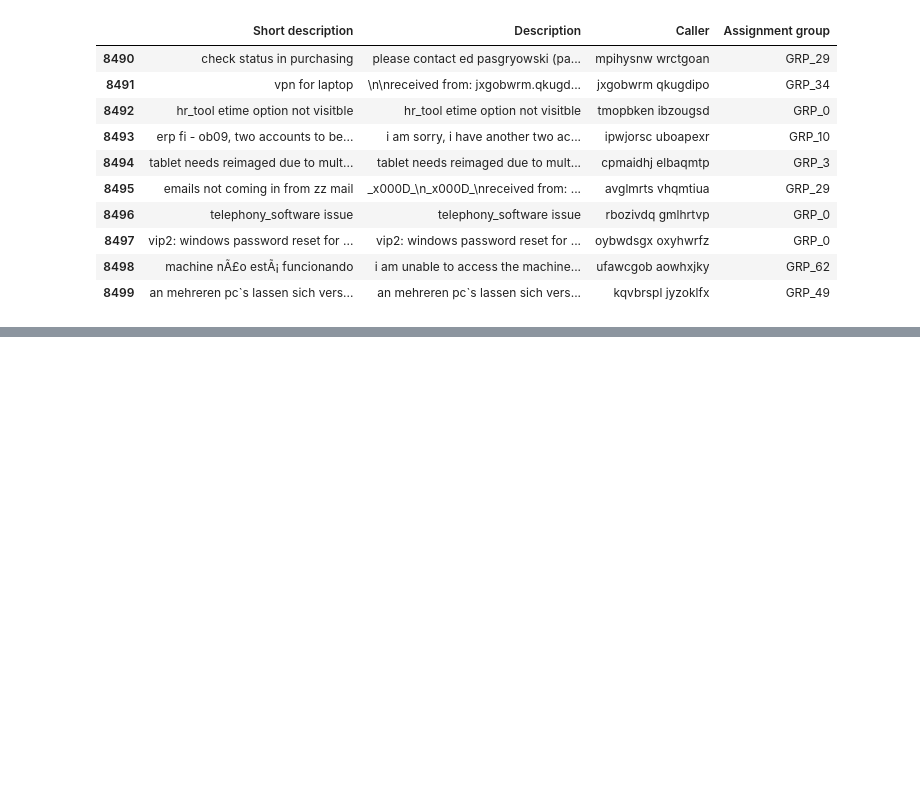
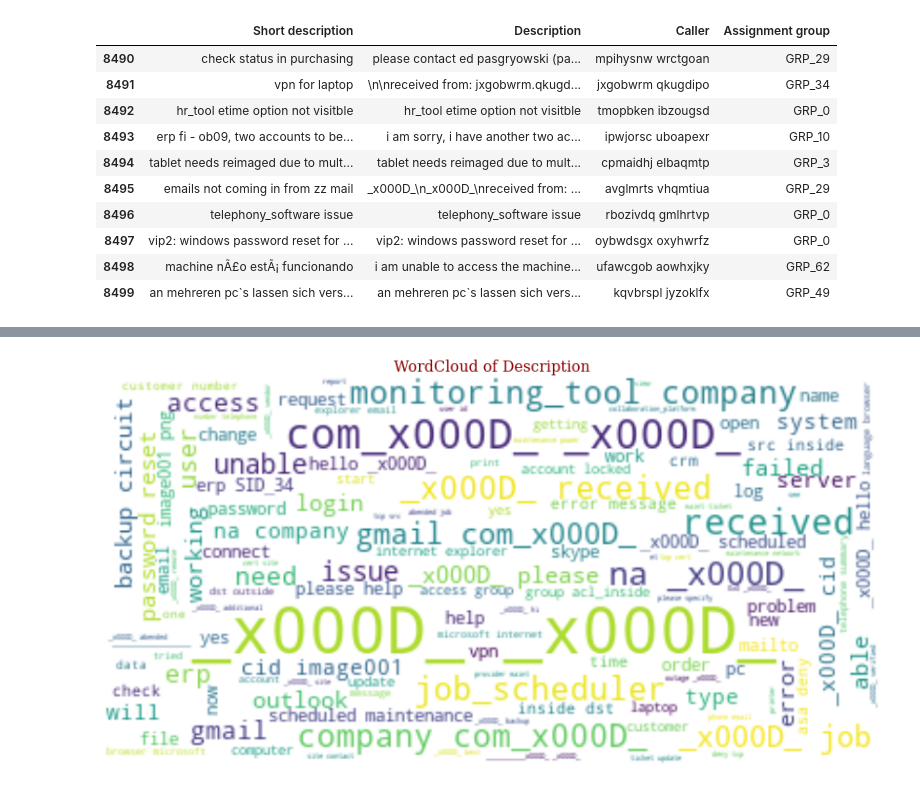
Before and after one commit to 0xkinley/PGP_AIML_CapstoneProject, a Jupyter notebook: EDA and Preprocessing - Notebook.ipynb, the cells around one changed output, grey strips where cells are left out. Saved outputs shown, nothing was run; the diff lists cells and outputs as text; code cells hidden in the pictures; blank space fills up the shorter version.

```diff
--- a/EDA and Preprocessing - Notebook.ipynb
+++ b/EDA and Preprocessing - Notebook.ipynb
@@ -113,0 +76,4 @@ plt.show()
+# %%
+ne.wordcloud_display(data, 'Description')
+# %% [output]
+[figure, added]
```
Also changed, not shown: parts of 30 cells of this notebook, 1 other file.
